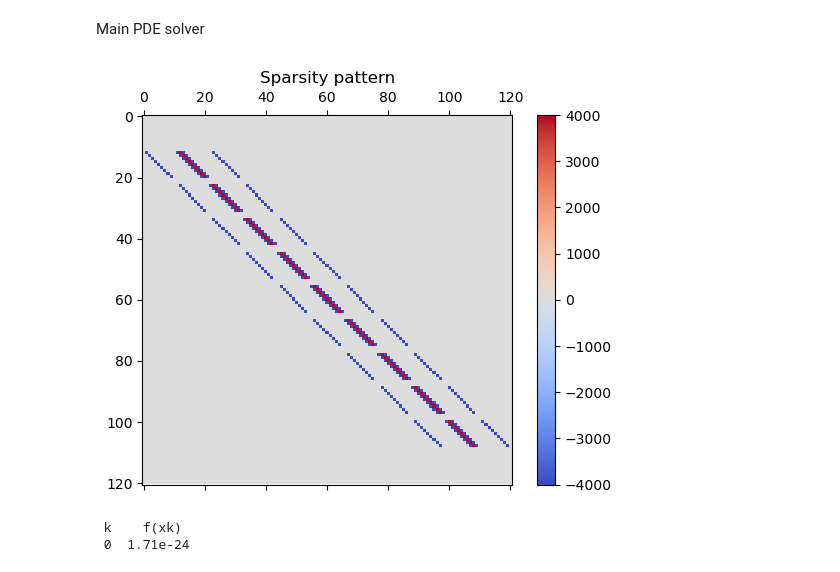
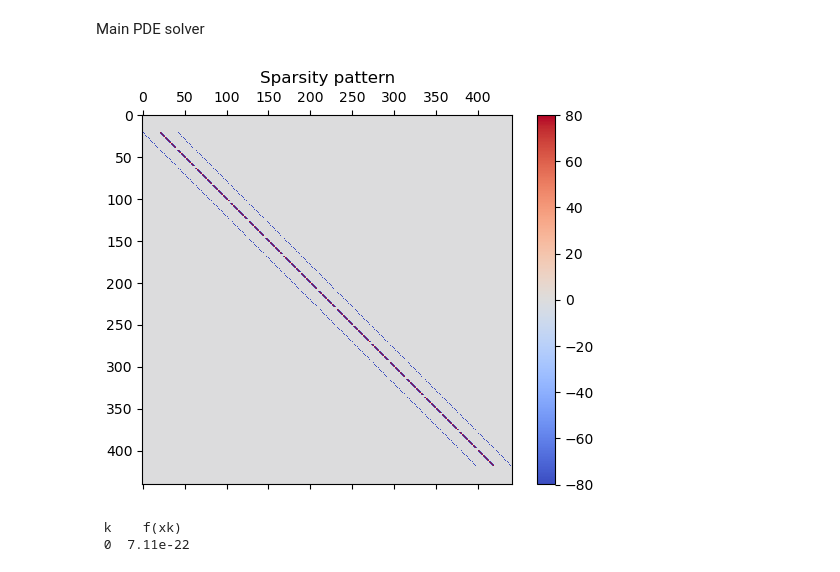
Before and after one commit to RFurze/ScientificComputing, a Jupyter notebook: Assignment2_2.ipynb, the cells around one changed output. Drawn from its saved outputs; the diff is of its cells as text; code cells hidden in the pictures.

```diff
--- a/Assignment2_2.ipynb
+++ b/Assignment2_2.ipynb
@@ -135,7 +131,13 @@ def myNewtonSys(fnon, jac, x0, tol, maxk, *fnonargs):
 # point (x_i, y_j) where i,j = 0,1,2,...,n-1
 
 def indexFD(i, j, n):
-  return ( i*n + j )
+  k = ( i*n + j )
+  return k
+
+def reverseIndexFD(k, n):
+    i = k // n
+    j = k % n
+    return i, j
 # %%
 import scipy as sp
 import numpy as np
@@ -266,11 +268,11 @@ def diffusionSolver(mux, muy, h):
 
   return u
 # %%
-h = 0.1
-mux = 100
-muy = 100
+h = 0.05
+mux = 1
+muy = 1
 sol = diffusionSolver(mux, muy, h)
 # %% [output]
-[figure, old version]
+[figure, new version]
  k    f(xk)
- 0  1.71e-24
+ 0  7.11e-22
```
Also changed, not shown: parts of 10 cells of this notebook.
